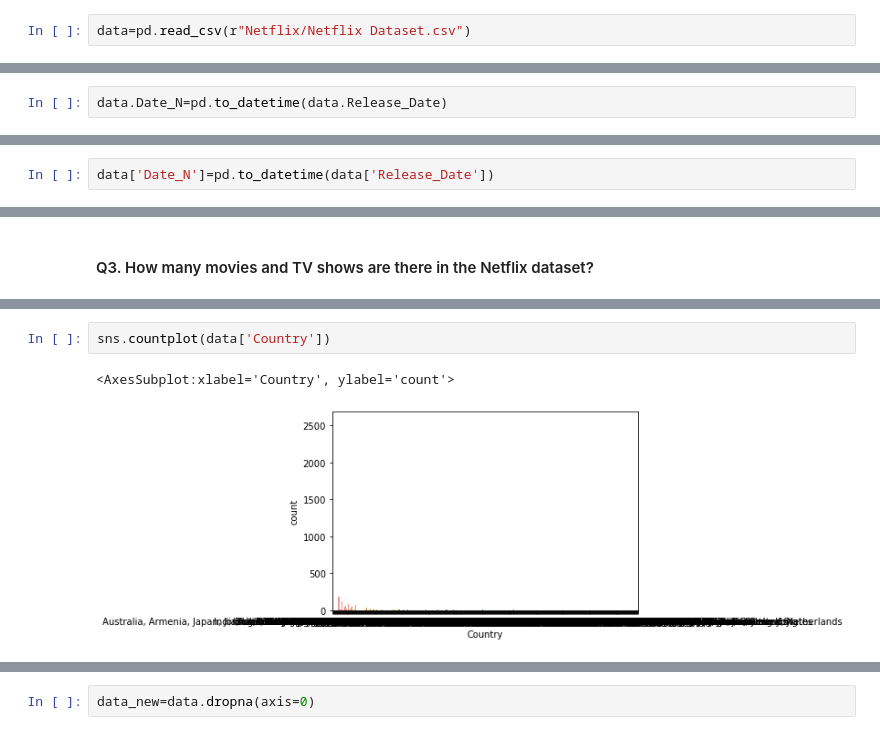
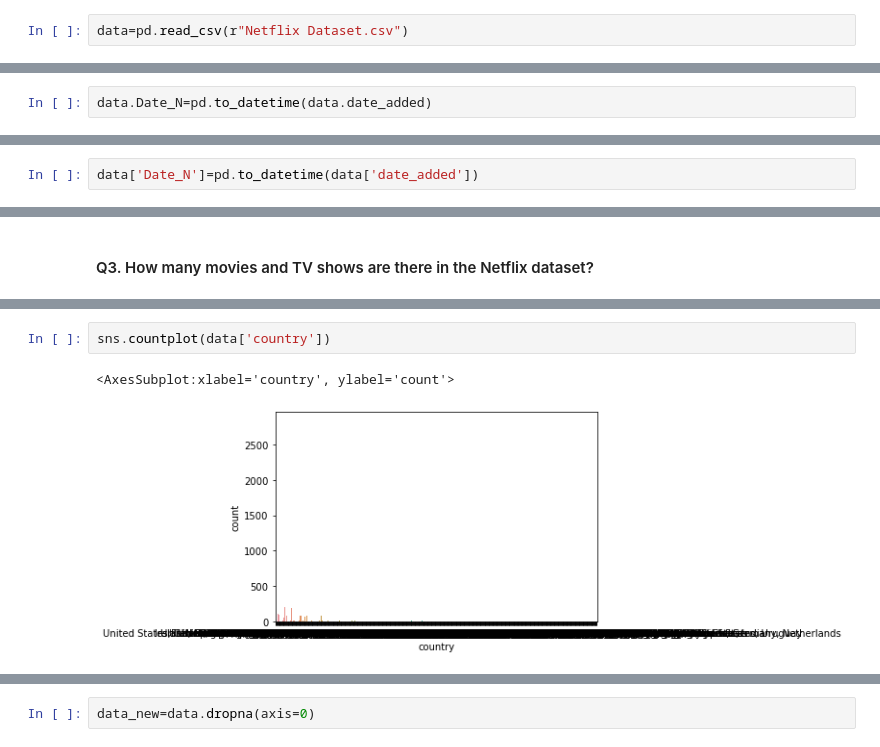
Before and after one commit to Rik01/Netflix, a Jupyter notebook: Netflix.ipynb, the cells around one changed output, grey strips where cells are left out. Saved outputs shown, nothing was run; the diff lists cells and outputs as text.

```diff
--- a/Netflix.ipynb
+++ b/Netflix.ipynb
@@ -3,7 +3,7 @@
 # %%
 import pandas as pd
 # %%
-data=pd.read_csv(r"Netflix/Netflix Dataset.csv")
+data=pd.read_csv(r"Netflix Dataset.csv")
 # %%
 data
 # %% [output]
@@ -227,6 +200,6 @@ Description     object
 dtype: object
 # %%
-data.Date_N=pd.to_datetime(data.Release_Date)
+data.Date_N=pd.to_datetime(data.date_added)
 # %%
 data.dtypes
 # %% [output]
@@ -244,6 +218,6 @@ Description     object
 dtype: object
 # %%
-data['Date_N']=pd.to_datetime(data['Release_Date'])
+data['Date_N']=pd.to_datetime(data['date_added'])
 # %%
 data.dtypes
 # %% [output]
@@ -365,6 +343,6 @@ data.head(2)
 # %%
-sns.countplot(data['Country'])
+sns.countplot(data['country'])
 # %% [output]
-<AxesSubplot:xlabel='Country', ylabel='count'>
+<AxesSubplot:xlabel='country', ylabel='count'>
-[figure, old version]
+[figure, new version]
 # %%
```
Also changed, not shown: parts of 164 cells of this notebook, 2 other files.
